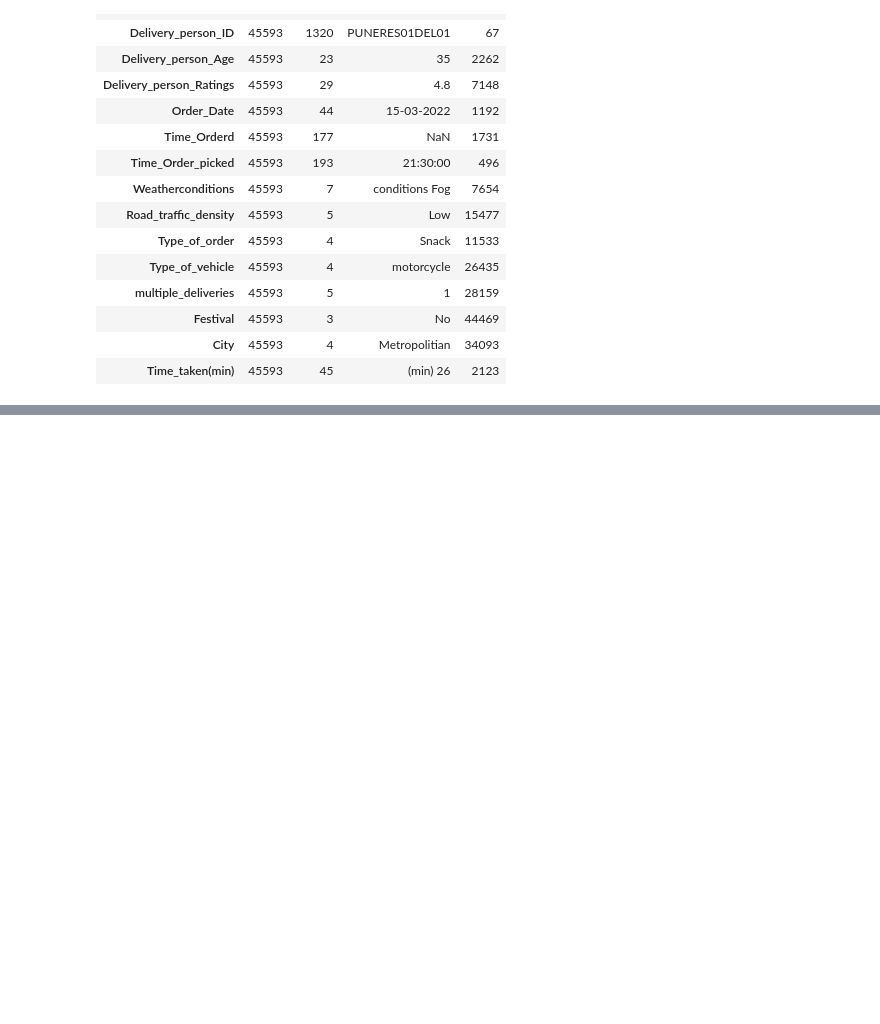
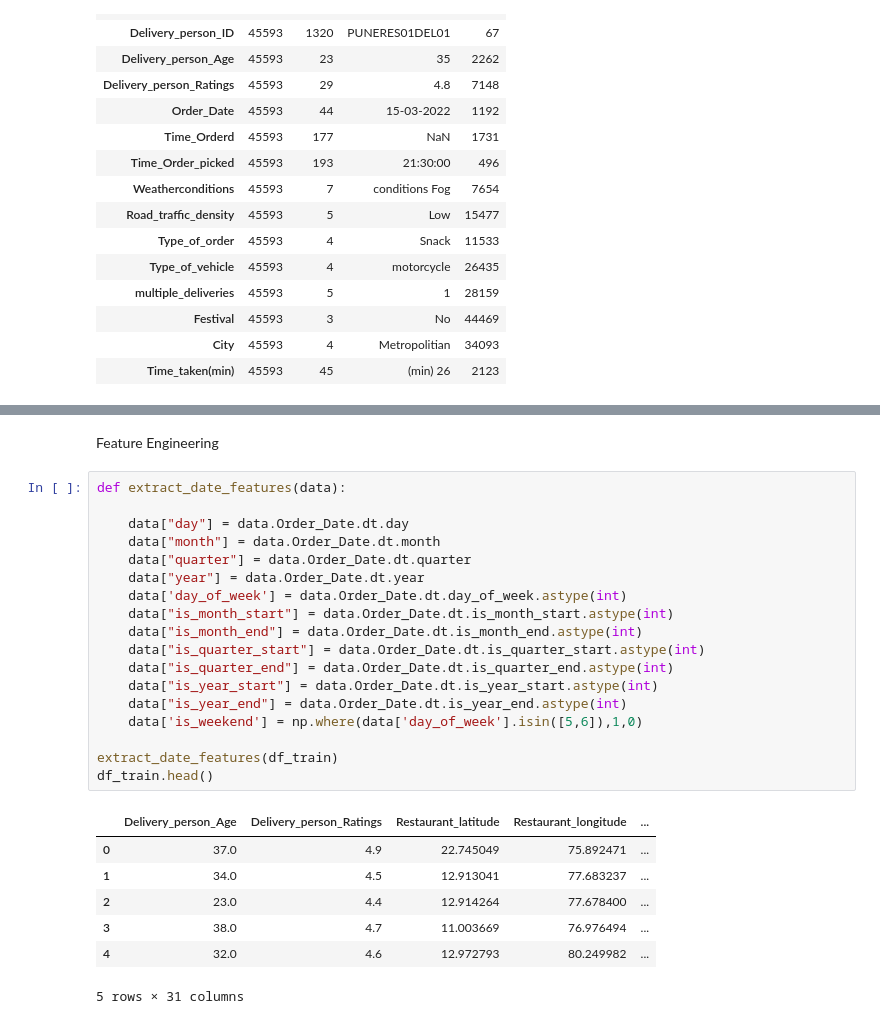
Before and after one commit to dhrubaseal/food_delivery, a Jupyter notebook: notebooks/food_delivery.ipynb, the cells around one changed output, grey strips where cells are left out. Cells and saved outputs as stored; diff of their text form; blank space fills up the shorter version.

```diff
--- a/notebooks/food_delivery.ipynb
+++ b/notebooks/food_delivery.ipynb
@@ -96,0 +267,28 @@ df_train.describe(exclude=np.number).T
+# %% [markdown]
+Feature Engineering
+# %%
+def extract_date_features(data):
+
+    data["day"] = data.Order_Date.dt.day
+    data["month"] = data.Order_Date.dt.month
+    data["quarter"] = data.Order_Date.dt.quarter
+    data["year"] = data.Order_Date.dt.year
+    data['day_of_week'] = data.Order_Date.dt.day_of_week.astype(int)
+    data["is_month_start"] = data.Order_Date.dt.is_month_start.astype(int)
+    data["is_month_end"] = data.Order_Date.dt.is_month_end.astype(int)
+    data["is_quarter_start"] = data.Order_Date.dt.is_quarter_start.astype(int)
+    data["is_quarter_end"] = data.Order_Date.dt.is_quarter_end.astype(int)
+    data["is_year_start"] = data.Order_Date.dt.is_year_start.astype(int)
+    data["is_year_end"] = data.Order_Date.dt.is_year_end.astype(int)
+    data['is_weekend'] = np.where(data['day_of_week'].isin([5,6]),1,0)
+
+extract_date_features(df_train)
+df_train.head()
+# %% [output]
+|  | Delivery_person_Age | Delivery_person_Ratings | Restaurant_latitude | Restaurant_longitude | ... |
+| 0 | 37.0 | 4.9 | 22.745049 | 75.892471 | ... |
+| 1 | 34.0 | 4.5 | 12.913041 | 77.683237 | ... |
+| 2 | 23.0 | 4.4 | 12.914264 | 77.678400 | ... |
+| 3 | 38.0 | 4.7 | 11.003669 | 76.976494 | ... |
+| 4 | 32.0 | 4.6 | 12.972793 | 80.249982 | ... |
+5 rows × 31 columns
```
Also changed, not shown: parts of 26 cells of this notebook.
